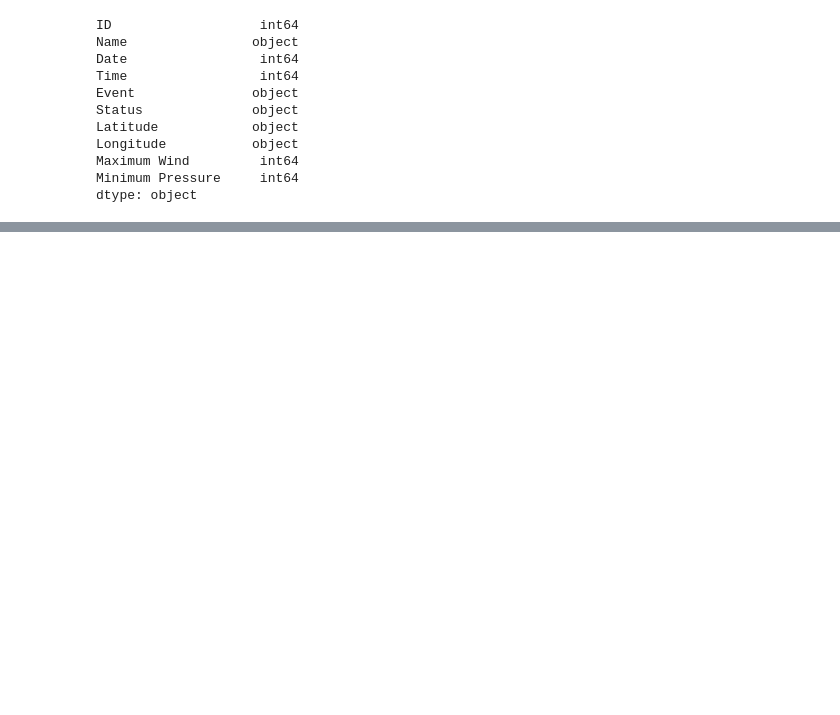
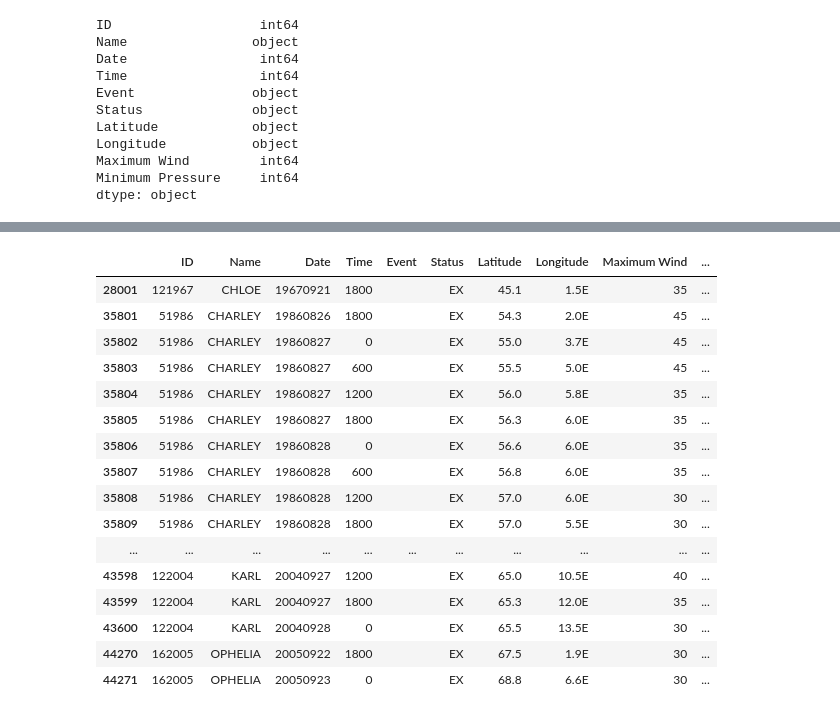
Before and after one commit to vasquez-cs/Final_Project, a Jupyter notebook: CV_section/draft_db_code.ipynb, the cells around one changed output, grey strips where cells are left out. Cells and saved outputs as stored; diff of their text form; code cells hidden in the pictures; blank space fills up the shorter version.

```diff
--- a/CV_section/draft_db_code.ipynb
+++ b/CV_section/draft_db_code.ipynb
@@ -327,6 +313,6 @@ dtype: object
 # %%
 # Removed the AL prefix but its still an object, change format using to number
-AL_Hurricane_df["ID"] = pd.to_numeric(AL_Hurricane_df["ID"], errors='coerce')
+AL_Hurricane_df["ID"] = pd.to_numeric(AL_Hurricane_df["ID"])
 AL_Hurricane_df.dtypes
 # %% [output]
 ID                   int64
@@ -349,15 +335,6 @@ AL_Hurricane_df['Date'] = AL_Hurricane_df['Date'].astype(str)
 # With the column now a string I can easily make new year, month and day columns
 AL_Hurricane_df['Year'] = AL_Hurricane_df['Date'].str[0:4]
 AL_Hurricane_df['Month'] = AL_Hurricane_df['Date'].str[4:6]
-AL_Hurricane_df['Day'] = AL_Hurricane_df['Date'].str[6:8]
-
-# ensure that new columns as well as latitude and longitude are transformed into int64
-AL_Hurricane_df["Year"] = pd.to_numeric(AL_Hurricane_df["Year"], errors='coerce')
-AL_Hurricane_df["Month"] = pd.to_numeric(AL_Hurricane_df["Year"], errors='coerce')
-AL_Hurricane_df["Day"] = pd.to_numeric(AL_Hurricane_df["Year"], errors='coerce')
-AL_Hurricane_df["Latitude"] = pd.to_numeric(AL_Hurricane_df["Latitude"], errors='coerce')
-AL_Hurricane_df["Longitude"] = pd.to_numeric(AL_Hurricane_df["Longitude"], errors='coerce')
-
-# ensure that new columns are transformed into int64
-AL_Hurricane_df.dtypes
+AL_Hurricane_df['Day'] = AL_Hurricane_df['Date'].str[6:9]
+AL_Hurricane_df
 # %% [output]
@@ -377,0 +354,8 @@ dtype: object
+# %%
+# ensure that new columns as well as latitude and longitude are transformed into numeric values
+AL_Hurricane_df["Year"] = pd.to_numeric(AL_Hurricane_df["Year"])
+AL_Hurricane_df["Month"] = pd.to_numeric(AL_Hurricane_df["Month"])
+AL_Hurricane_df["Day"] = pd.to_numeric(AL_Hurricane_df["Day"])
+
+# ensure that new columns are transformed into int64
+AL_Hurricane_df.dtypes
@@ -377,0 +388,6 @@ dtype: object
+# %%
+# Once confirmed, there is no "S" value in Latitude column I replace N value with "" (nothing) and leave it as is as
+# as all values are positive (N = Northern Hemisphere)
+AL_Hurricane_df['Latitude'] = AL_Hurricane_df['Latitude'].str.replace("N","")
+AL_Hurricane_df["Latitude"] = pd.to_numeric(AL_Hurricane_df["Latitude"])
+AL_Hurricane_df
@@ -377,0 +483,22 @@ dtype: object
+# %%
+# Now i create a new Long_E_df to clean up the remaining 23 records.
+Long_E_df = AL_Hurricane_df.loc[AL_Hurricane_df['Longitude'].str.contains("E", case=False)]
+Long_E_df
+# %% [output]
+|  | ID | Name | Date | Time | Event | Status | Latitude | Longitude | Maximum Wind | ... |
+| 28001 | 121967 | CHLOE | 19670921 | 1800 |  | EX | 45.1 | 1.5E | 35 | ... |
+| 35801 | 51986 | CHARLEY | 19860826 | 1800 |  | EX | 54.3 | 2.0E | 45 | ... |
+| 35802 | 51986 | CHARLEY | 19860827 | 0 |  | EX | 55.0 | 3.7E | 45 | ... |
+| 35803 | 51986 | CHARLEY | 19860827 | 600 |  | EX | 55.5 | 5.0E | 45 | ... |
+| 35804 | 51986 | CHARLEY | 19860827 | 1200 |  | EX | 56.0 | 5.8E | 35 | ... |
+| 35805 | 51986 | CHARLEY | 19860827 | 1800 |  | EX | 56.3 | 6.0E | 35 | ... |
+| 35806 | 51986 | CHARLEY | 19860828 | 0 |  | EX | 56.6 | 6.0E | 35 | ... |
+| 35807 | 51986 | CHARLEY | 19860828 | 600 |  | EX | 56.8 | 6.0E | 35 | ... |
+| 35808 | 51986 | CHARLEY | 19860828 | 1200 |  | EX | 57.0 | 6.0E | 30 | ... |
+| 35809 | 51986 | CHARLEY | 19860828 | 1800 |  | EX | 57.0 | 5.5E | 30 | ... |
+| ... | ... | ... | ... | ... | ... | ... | ... | ... | ... | ... |
+| 43598 | 122004 | KARL | 20040927 | 1200 |  | EX | 65.0 | 10.5E | 40 | ... |
+| 43599 | 122004 | KARL | 20040927 | 1800 |  | EX | 65.3 | 12.0E | 35 | ... |
+| 43600 | 122004 | KARL | 20040928 | 0 |  | EX | 65.5 | 13.5E | 30 | ... |
+| 44270 | 162005 | OPHELIA | 20050922 | 1800 |  | EX | 67.5 | 1.9E | 30 | ... |
+| 44271 | 162005 | OPHELIA | 20050923 | 0 |  | EX | 68.8 | 6.6E | 30 | ... |
```
Also changed, not shown: parts of 27 cells of this notebook, 1 other file.
